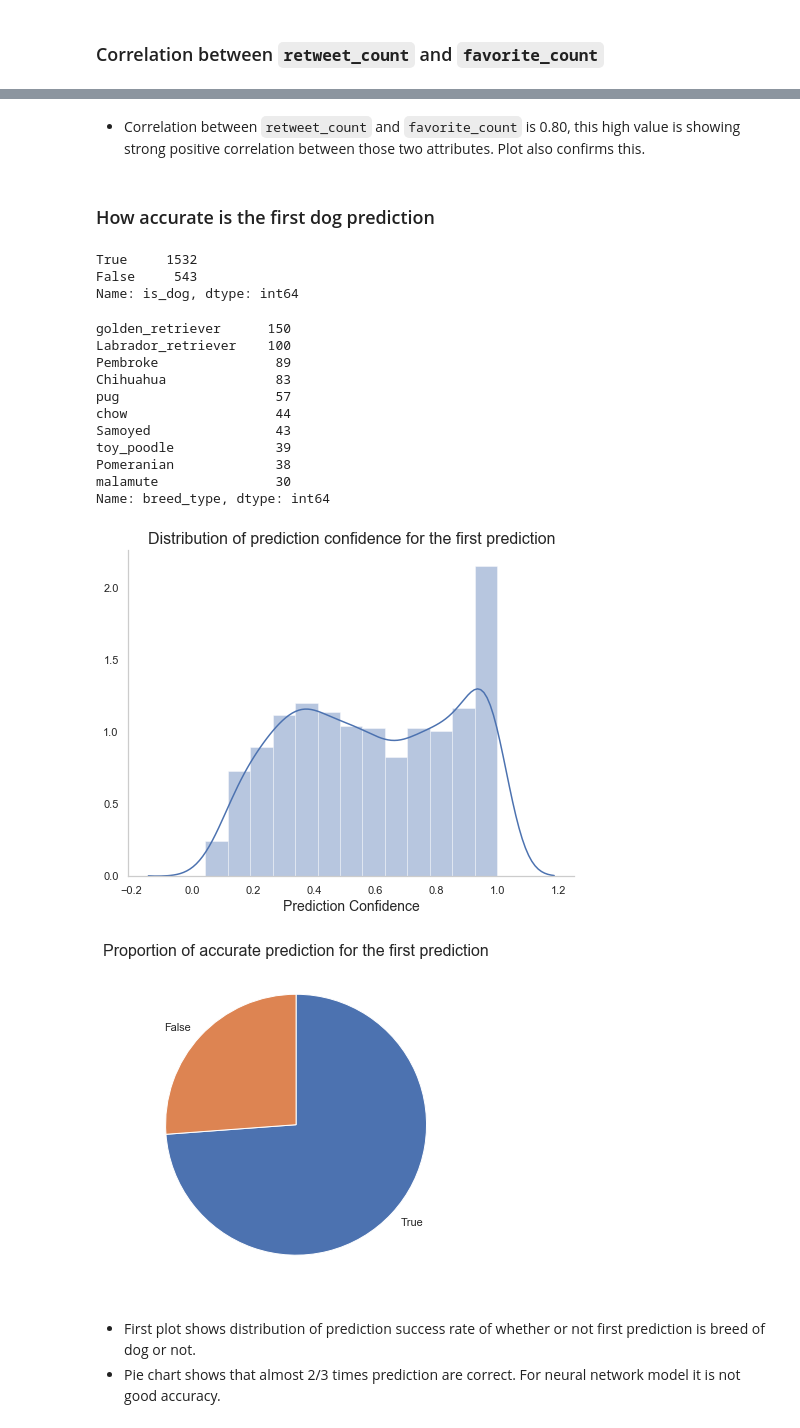
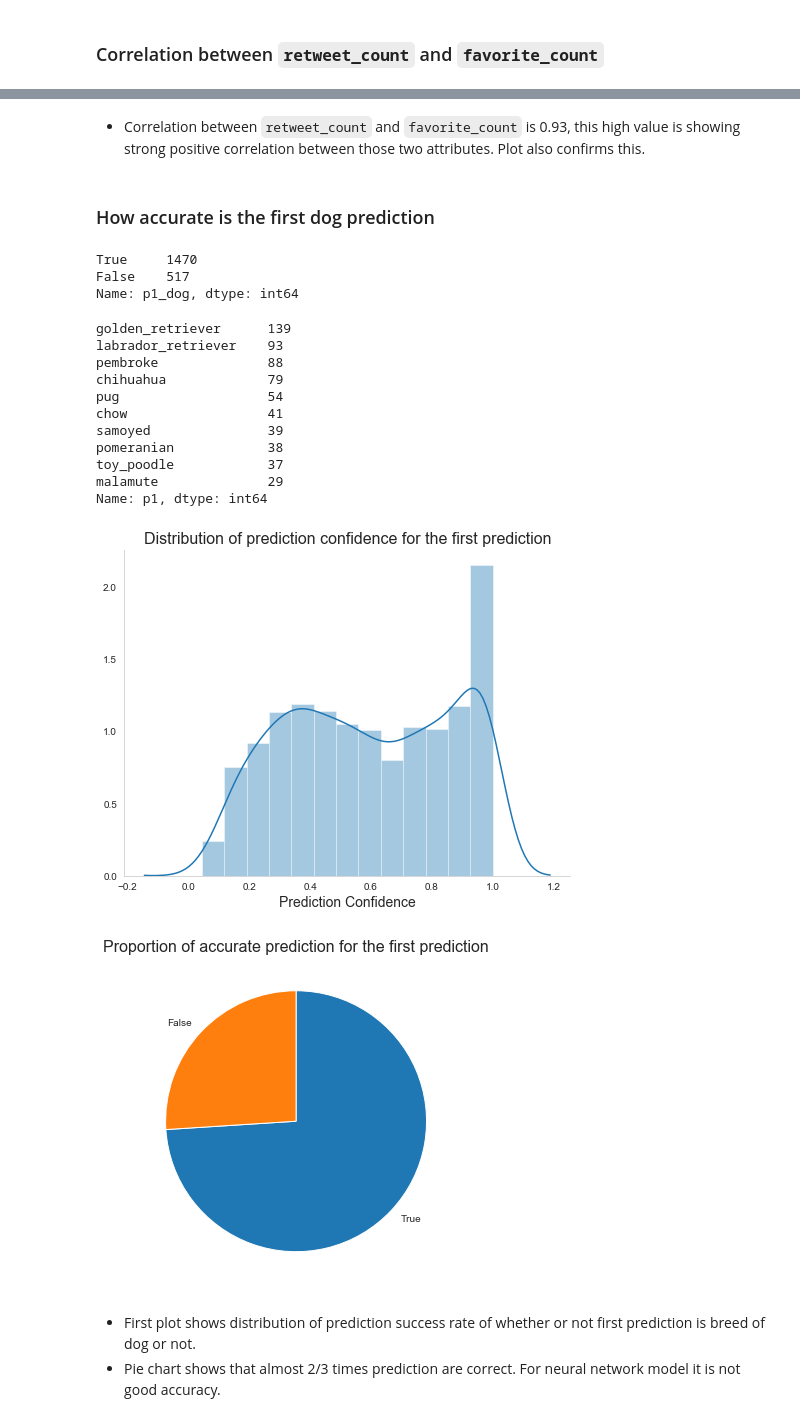
Before and after one commit to purvil/WeRateDogs, a Jupyter notebook: wrangle_act.ipynb, the cells around one changed output, grey strips where cells are left out. Drawn from its saved outputs; the diff is of its cells as text; code cells hidden in the pictures.

```diff
--- a/wrangle_act.ipynb
+++ b/wrangle_act.ipynb
@@ -1000,0 +1052,3 @@ dog_prediction_cleaned.head(3)
+# %%
+twitter_archive_master = pd.read_csv("data/twitter_archive_master.csv", parse_dates = ['timestamp'],
+                                     dtype = {'tweet_id':'str', 'source':'category', 'age_category':'category'})
@@ -1081,4 +1165,4 @@ dog_tweets_merged_cleaned.retweet_count.corr(dog_tweets_merged_cleaned.favorite_
 # %% [markdown]
-* Correlation between `retweet_count` and `favorite_count` is 0.80, this high value is showing strong positive correlation between those two attributes. Plot also confirms this.
+* Correlation between `retweet_count` and `favorite_count` is 0.93, this high value is showing strong positive correlation between those two attributes. Plot also confirms this.
 # %% [markdown]
 ### How accurate is the first dog prediction
@@ -1087,43 +1169,43 @@ first_prediction = dog_prediction_cleaned[dog_prediction_cleaned.prediction_leve
-# %%
-first_prediction.is_dog.value_counts()
-# %% [output]
-True     1532
-False     543
-Name: is_dog, dtype: int64
+# %%
+twitter_archive_master.p1_dog.value_counts()
+# %% [output]
+True     1470
+False    517
+Name: p1_dog, dtype: int64
 # %%
-first_prediction.breed_type.value_counts()[:10]
+twitter_archive_master.p1.value_counts()[:10]
 # %% [output]
-golden_retriever      150
-Labrador_retriever    100
-Pembroke               89
-Chihuahua              83
-pug                    57
-chow                   44
-Samoyed                43
-toy_poodle             39
-Pomeranian             38
-malamute               30
-Name: breed_type, dtype: int64
+golden_retriever      139
+labrador_retriever    93
+pembroke              88
+chihuahua             79
+pug                   54
+chow                  41
+samoyed               39
+pomeranian            38
+toy_poodle            37
+malamute              29
+Name: p1, dtype: int64
 # %%
 fig, ax = plt.subplots()
 fig.set_size_inches(8, 6)
 
-sns.distplot(first_prediction.prediction_conf);
+sns.distplot(twitter_archive_master.p1_conf);
 plt.title("Distribution of prediction confidence for the first prediction", fontsize = 16)
 plt.xlabel("Prediction Confidence", fontsize = 14)
 for side in ["right", "top"]:
     ax.spines[side].set_visible(False)
 plt.savefig("data/first_prediction_conf_dist.png");
 # %% [output]
-[figure, old version]
+[figure, new version]
 # %%
 plt.figure(figsize=(8,6));
-true_prediction_count = first_prediction.is_dog.value_counts()
+true_prediction_count = twitter_archive_master.p1_dog.value_counts()
 plt.pie(true_prediction_count, startangle=90, counterclock=False, labels = true_prediction_count.index);
 plt.title("Proportion of accurate prediction for the first prediction", fontsize = 16)
 plt.savefig("data/first_prediction_accuracy_pie.png");
 # %% [output]
-[figure, old version]
+[figure, new version]
 # %% [markdown]
 * First plot shows distribution of prediction success rate of whether or not first prediction is breed of dog or not.
 * Pie chart shows that almost 2/3 times prediction are correct. For neural network model it is not good accuracy.
```
Also changed, not shown: parts of 243 cells of this notebook, 12 other files.
